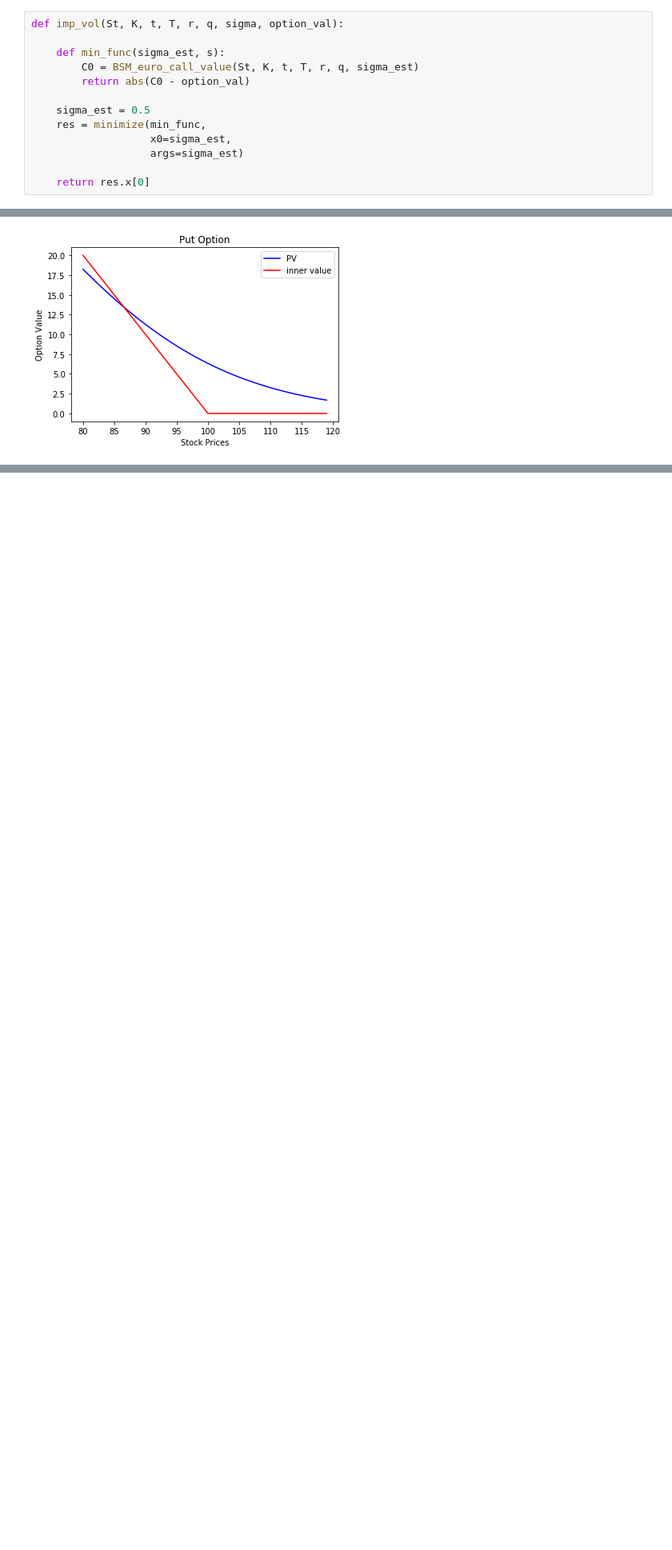
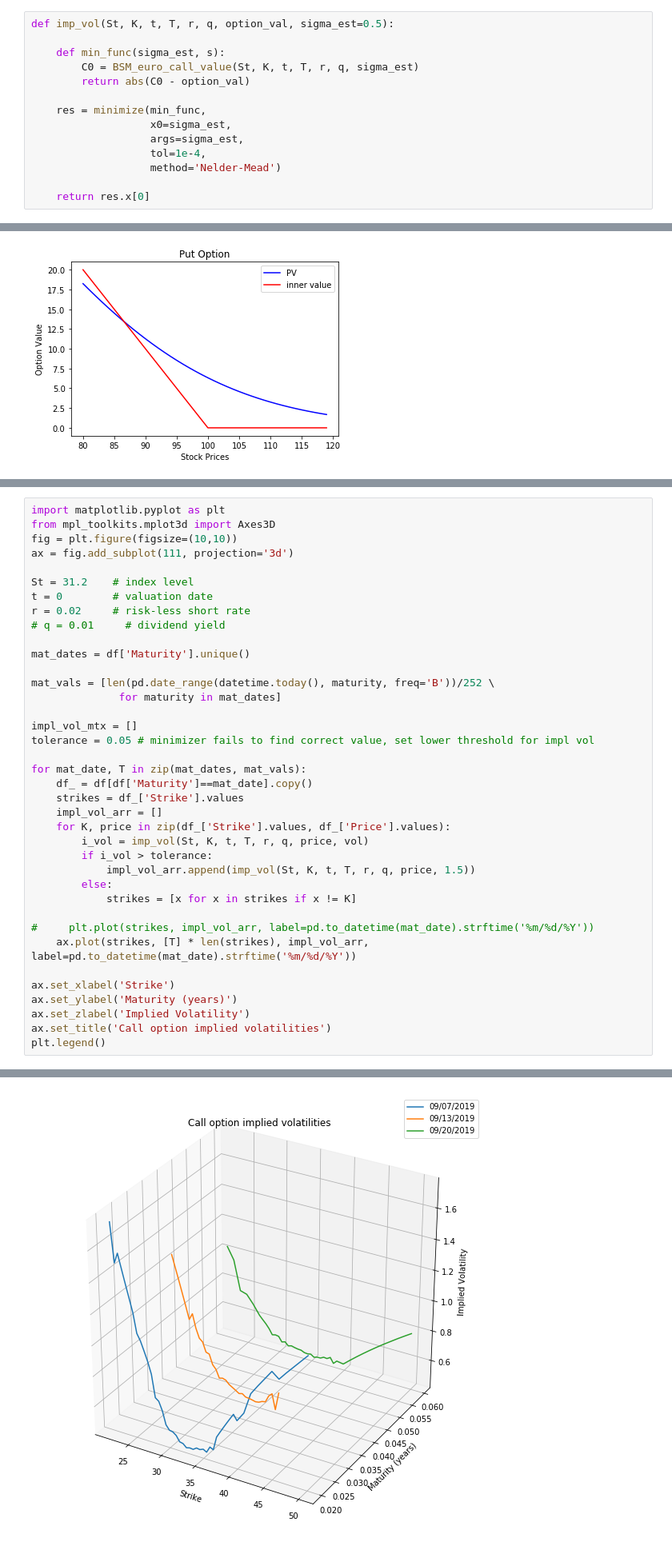
Before and after one commit to alexanderdamiani/Derivative_Pricing, a Jupyter notebook: BSM_Pricing.ipynb, the cells around one changed output, grey strips where cells are left out. Shown at 80% size. Drawn from its saved outputs; the diff is of its cells as text; blank space fills up the shorter version.

```diff
--- a/BSM_Pricing.ipynb
+++ b/BSM_Pricing.ipynb
@@ -65,16 +67,17 @@ def vega(St, K, t, T, r, q, sigma):
     d1 = d(St, K, t, T, r, q, sigma)
     return norm.pdf(d1, 0.0, 1.0) * np.sqrt(T)
 # %%
-def imp_vol(St, K, t, T, r, q, sigma, option_val):
+def imp_vol(St, K, t, T, r, q, option_val, sigma_est=0.5):
 
     def min_func(sigma_est, s):
         C0 = BSM_euro_call_value(St, K, t, T, r, q, sigma_est)
         return abs(C0 - option_val)
 
-    sigma_est = 0.5
     res = minimize(min_func,
                    x0=sigma_est,
-                   args=sigma_est)
+                   args=sigma_est,
+                   tol=1e-4,
+                   method='Nelder-Mead')
 
     return res.x[0]
 # %%
@@ -129,0 +167,39 @@ plt.legend()
+# %%
+import matplotlib.pyplot as plt
+from mpl_toolkits.mplot3d import Axes3D
+fig = plt.figure(figsize=(10,10))
+ax = fig.add_subplot(111, projection='3d')
+
+St = 31.2    # index level
+t = 0        # valuation date
+r = 0.02     # risk-less short rate
+# q = 0.01     # dividend yield
+
+mat_dates = df['Maturity'].unique()
+
+mat_vals = [len(pd.date_range(datetime.today(), maturity, freq='B'))/252 \
+              for maturity in mat_dates]
+
+impl_vol_mtx = []
+tolerance = 0.05 # minimizer fails to find correct value, set lower threshold for impl vol
+
+for mat_date, T in zip(mat_dates, mat_vals):
+    df_ = df[df['Maturity']==mat_date].copy()
+    strikes = df_['Strike'].values
+    impl_vol_arr = []
+    for K, price in zip(df_['Strike'].values, df_['Price'].values):
+        i_vol = imp_vol(St, K, t, T, r, q, price, vol)
+        if i_vol > tolerance:
+            impl_vol_arr.append(imp_vol(St, K, t, T, r, q, price, 1.5))
+        else:
+            strikes = [x for x in strikes if x != K]
+
+#     plt.plot(strikes, impl_vol_arr, label=pd.to_datetime(mat_date).strftime('%m/%d/%Y'))
+    ax.plot(strikes, [T] * len(strikes), impl_vol_arr, label=pd.to_datetime(mat_date).strftime('%m/%d/%Y'))
+
+ax.set_xlabel('Strike')
+ax.set_ylabel('Maturity (years)')
+ax.set_zlabel('Implied Volatility')
+ax.set_title('Call option implied volatilities')
+plt.legend()
+# %% [output]
@@ -129,0 +207 @@ plt.legend()
+[figure, added]
```
Also changed, not shown: parts of 7 cells of this notebook.
